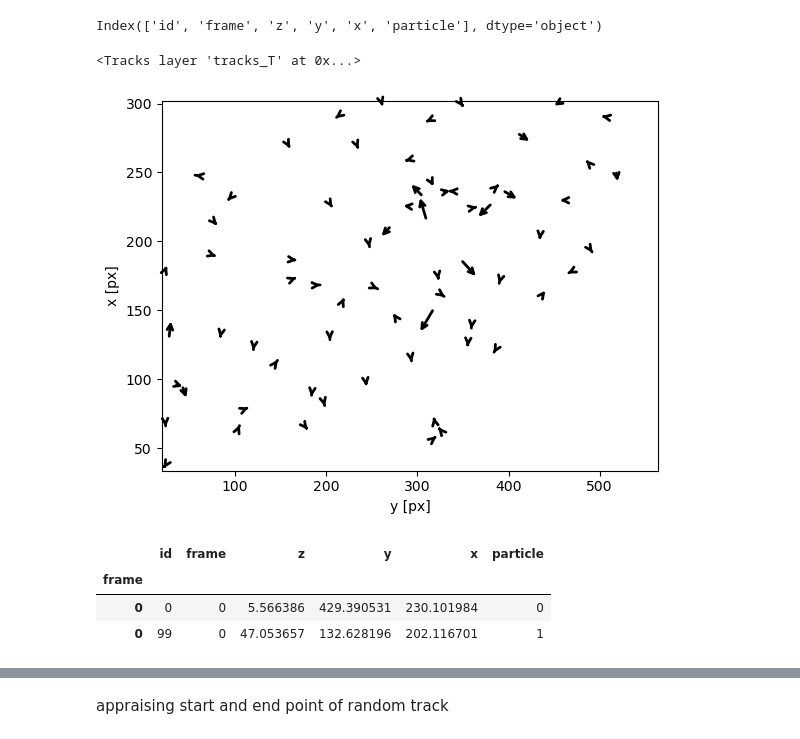
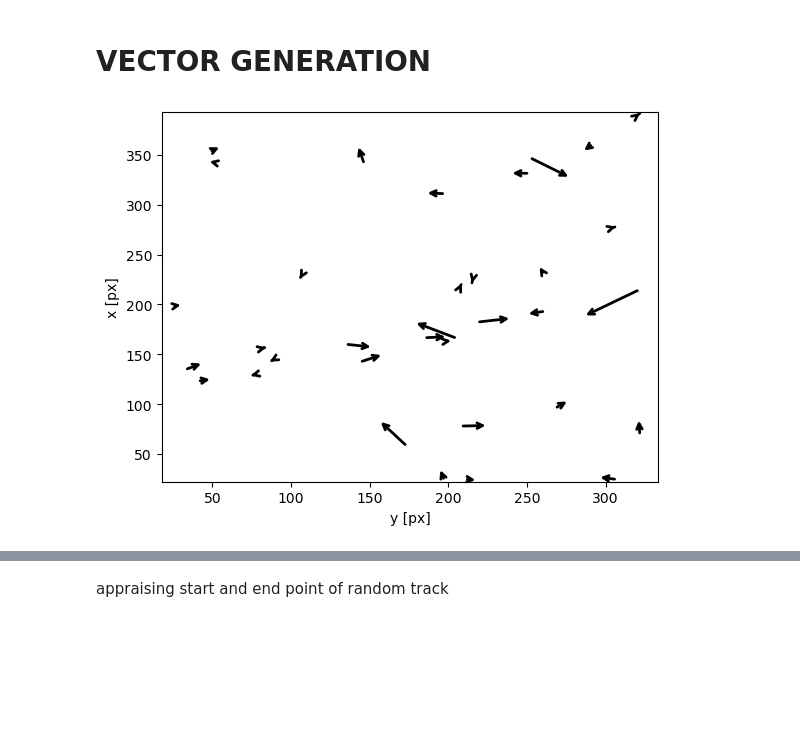
Before and after one commit to QureshiHK/VectorTrackEb3, a Jupyter notebook: trackpy_fastimaging_3D.ipynb, the cells around one changed output, grey strips where cells are left out. Saved outputs shown, nothing was run; the diff lists cells and outputs as text; code cells hidden in the pictures; blank space fills up the shorter version.

```diff
--- a/trackpy_fastimaging_3D.ipynb
+++ b/trackpy_fastimaging_3D.ipynb
@@ -81,2 +98,2 @@ Index(['z', 'y', 'x', 'mass', 'size_z', 'size_y', 'size_x', 'ecc', 'signal',
 # %%
-batch_track['id'] = np.arange(0,len(batch_track))
+batch_track3['id'] = np.arange(0,len(batch_track3))
@@ -83,3 +106,3 @@ batch_track['id'] = np.arange(0,len(batch_track))
 # %%
-batch_track_reorg=batch_track[["id","frame","z","y","x"]]
+batch_track_reorg=batch_track3[["id","frame","z","y","x"]]
 # %%
@@ -102,3 +112,3 @@ batch_track_reorg.head
 # %%
-t = tp.link(batch_track_reorg,search_range=(5,15,15),memory=5)
+trax = tp.link(batch_track_reorg,search_range=(3,17,17),memory=5) #increasing the range and memory can help produce more positive tracks, especially in the x,y axes where the resolution is quite high. This repersents the radius within which to look for the next hit in the track.
 # %% [output]
@@ -115,7 +118,4 @@ t.head()
 # %%
-t_filter=tp.filter_stubs(t,4)
+trax_filter=tp.filter_stubs(trax,4)
+isverbose(trax_filter.columns,vb_chk)
-# %%
-t_filter.columns
-# %% [output]
-Index(['id', 'frame', 'z', 'y', 'x', 'particle'], dtype='object')
 # %%
@@ -123,4 +123,3 @@ t_filter_reorg = t_filter[['particle','frame','z','y','x']]
 # %%
-viewer.add_tracks(t_filter_reorg,name='tracks_T')
+viewer.add_tracks(trax_filter_reorg,name='tracks_T')
+viewer.layers['tracks_T'].scale=[6,1,1]
-# %% [output]
-<Tracks layer 'tracks_T' at 0x...>
@@ -129,6 +126,8 @@ viewer.layers['tracks_T'].scale=[6,1,1]
+# %% [markdown]
+# VECTOR GENERATION
 # %%
-track_vector=tp.plot_displacements(t_filter,1,10,pos_columns=['y','x'])
+track_vector=tp.plot_displacements(trax_filter,1,10,pos_columns=['y','x'])
 # %% [output]
-[figure, old version]
+[figure, new version]
 # %%
 #t_filter.to_csv('plot_tracks.csv')
@@ -137,8 +136 @@ track_vector=tp.plot_displacements(t_filter,1,10,pos_columns=['y','x'])
-# %%
-t_filter[:2]
-# %% [output]
-|  | id | frame | z | y | x | particle |
-| frame |  |  |  |  |  |  |
-| 0 | 0 | 0 | 5.566386 | 429.390531 | 230.101984 | 0 |
-| 0 | 99 | 0 | 47.053657 | 132.628196 | 202.116701 | 1 |
 # %%
```
Also changed, not shown: parts of 53 cells of this notebook.
